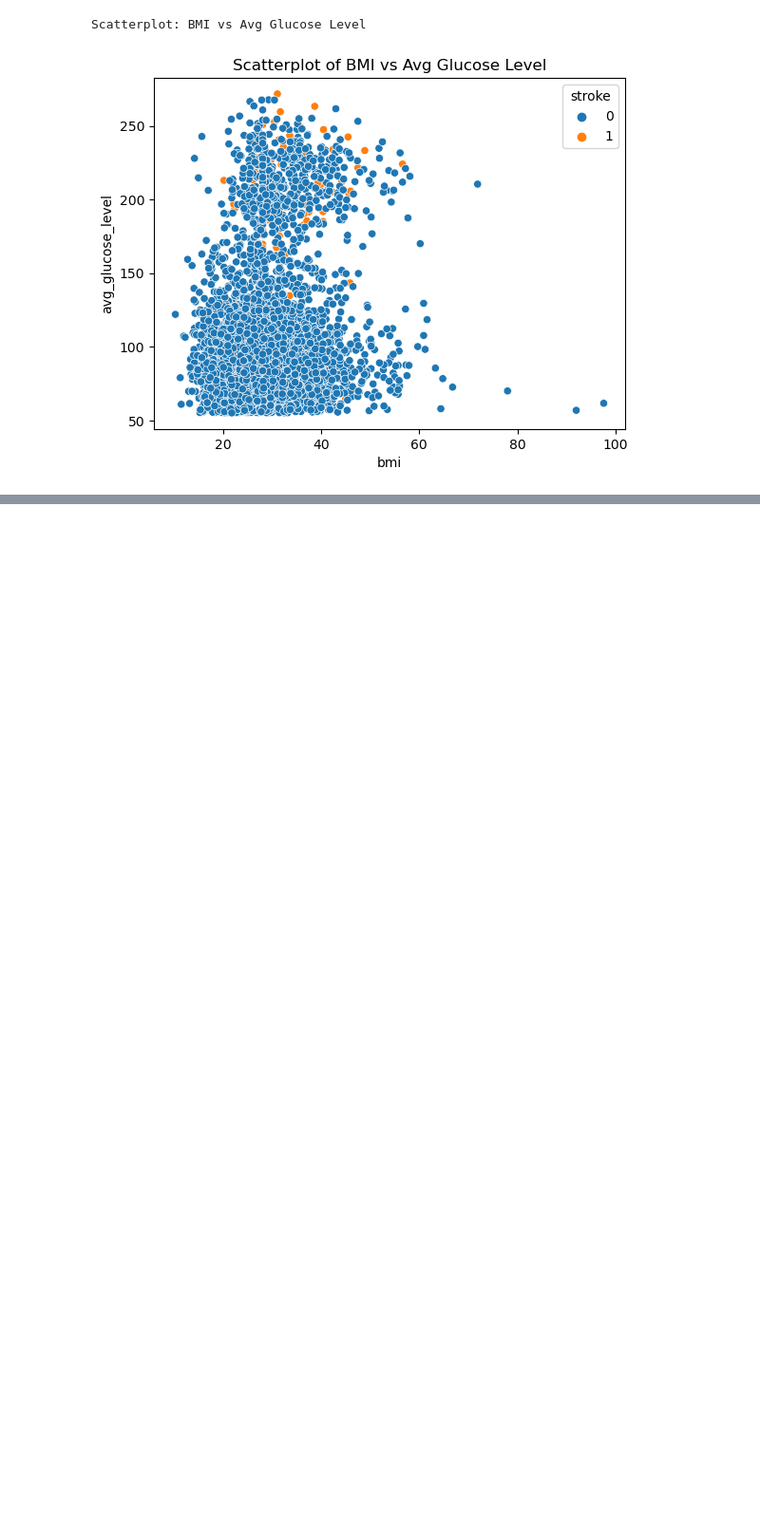
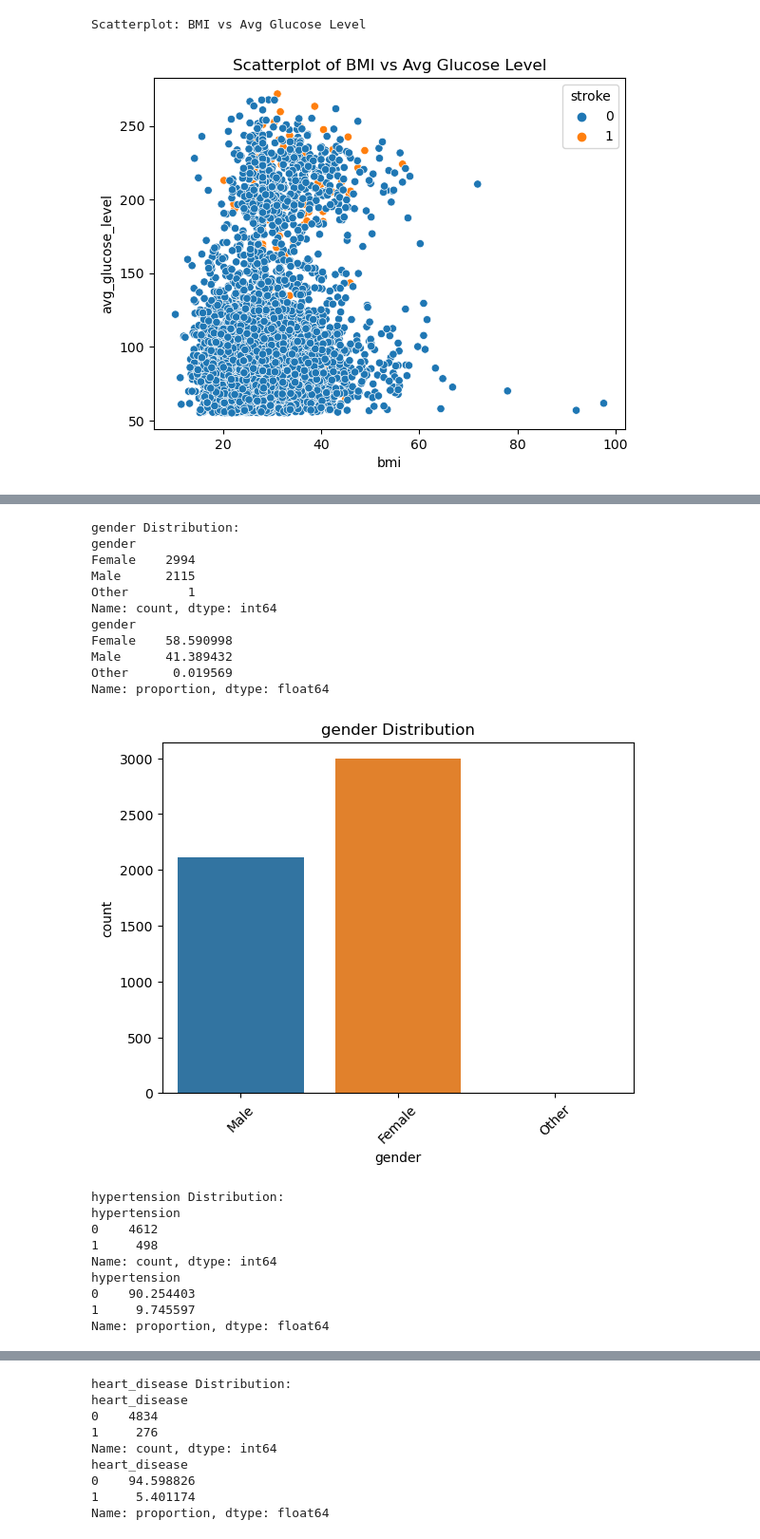
Before and after one commit to jhwrwe/ALP-ML-Back-End, a Jupyter notebook: ALP_ML_Back-End.ipynb, the cells around one changed output, grey strips where cells are left out. Shown at 95% size. Saved outputs shown, nothing was run; the diff lists cells and outputs as text; code cells hidden in the pictures; blank space fills up the shorter version.

```diff
--- a/ALP_ML_Back-End.ipynb
+++ b/ALP_ML_Back-End.ipynb
@@ -149,0 +175,36 @@ Scatterplot: BMI vs Avg Glucose Level
+# %%
+# Check for imbalance in categorical columns
+categorical_columns = ['gender', 'hypertension', 'heart_disease', 'ever_married', 'work_type', 'Residence_type', 'smoking_status']
+
+for col in categorical_columns:
+    print(f"\n{col} Distribution:")
+    print(store[col].value_counts())
+    print(store[col].value_counts(normalize=True) * 100)
+
+    # Visualize with a bar plot
+    sns.countplot(data=store, x=col)
+    plt.title(f'{col} Distribution')
+    plt.xticks(rotation=45)
+    plt.show()
+# %% [output]
+gender Distribution:
+gender
+Female    2994
+Male      2115
+Other        1
+Name: count, dtype: int64
+gender
+Female    58.590998
+Male      41.389432
+Other      0.019569
+Name: proportion, dtype: float64
+[figure, added]
+hypertension Distribution:
+hypertension
+0    4612
+1     498
+Name: count, dtype: int64
+hypertension
+0    90.254403
+1     9.745597
+Name: proportion, dtype: float64
@@ -149,0 +212,9 @@ Scatterplot: BMI vs Avg Glucose Level
+heart_disease Distribution:
+heart_disease
+0    4834
+1     276
+Name: count, dtype: int64
+heart_disease
+0    94.598826
+1     5.401174
+Name: proportion, dtype: float64
```
Also changed, not shown: parts of 16 cells of this notebook.
